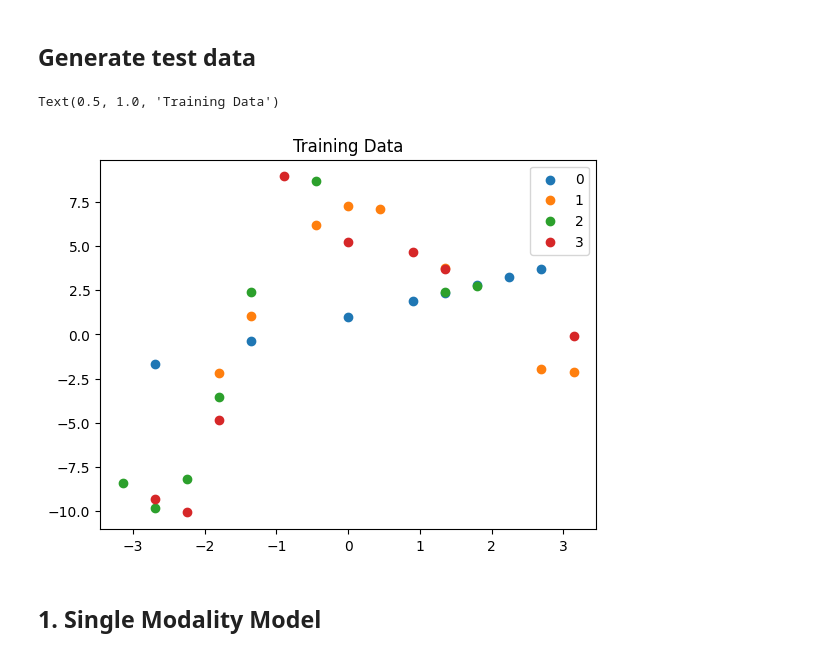
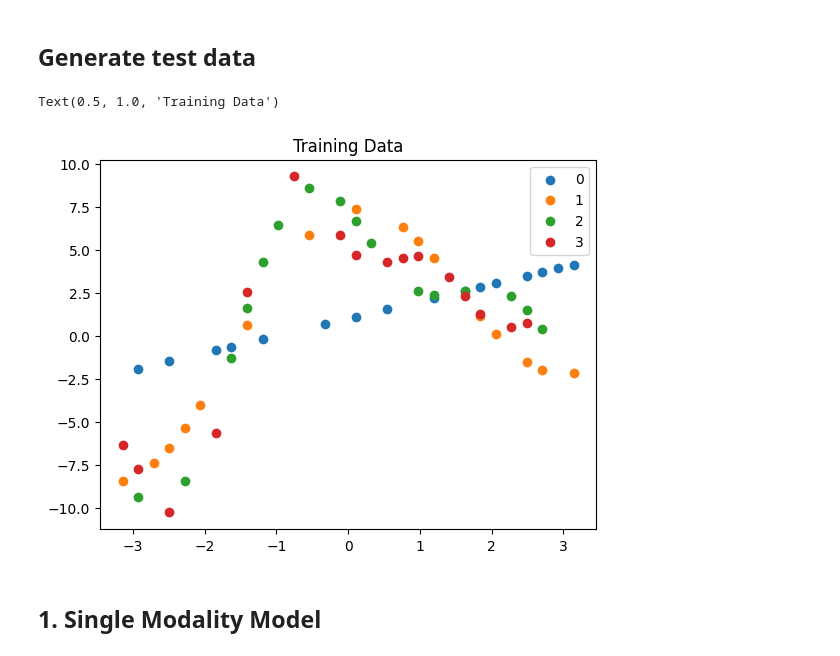
Before and after one commit to NatLabRockies/mmbo, a Jupyter notebook: notebooks/pyro-synthetic-multimodal.ipynb, the cells around one changed output. Cells and saved outputs as stored; diff of their text form; code cells hidden in the pictures.

```diff
--- a/notebooks/pyro-synthetic-multimodal.ipynb
+++ b/notebooks/pyro-synthetic-multimodal.ipynb
@@ -98,16 +101,16 @@ def nice_periodic_train_data(ntrainpergroup, nummodes=5, seed=None, full=False,
 # %%
 n_modes = 4
 
-X_train, Y_train, Y_train_full = nice_periodic_train_data(1, n_modes, 1234, full=True)
+X_train, Y_train, Y_train_full = nice_periodic_train_data(2, n_modes, 1234, full=True)
 
 X_plot, _, Y_plot = nice_periodic_train_data(100, n_modes, 1234, full=True, shuffle=False)
 
 for i,m in enumerate(range(n_modes)):
     plt.scatter(X_train.detach(), Y_train.detach()[:,i], label=m)
 plt.legend(loc="upper right")
 plt.title("Training Data")
 # %% [output]
 Text(0.5, 1.0, 'Training Data')
-[figure, old version]
+[figure, new version]
 # %% [markdown]
 ## 1. Single Modality Model
```
Also changed, not shown: parts of 14 cells of this notebook, 1 other file.
